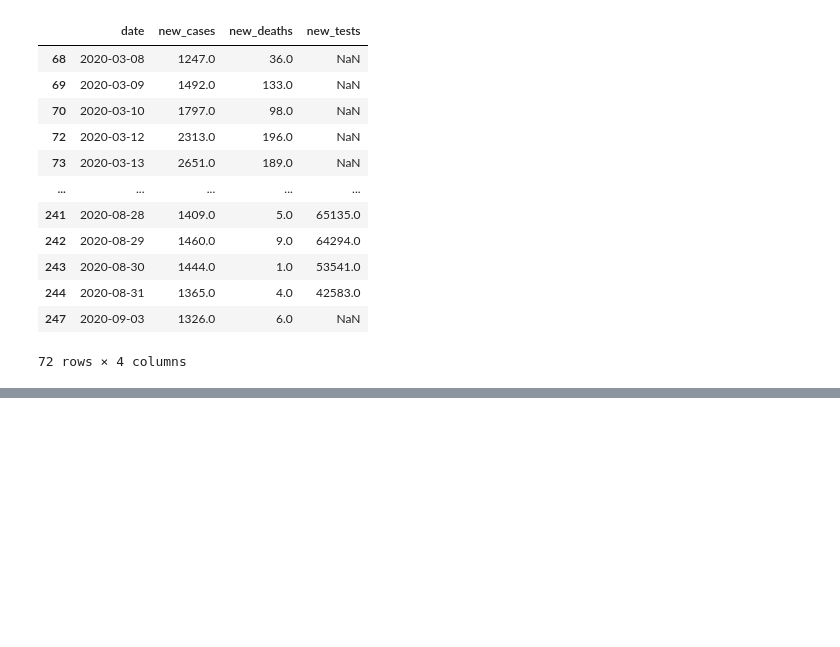
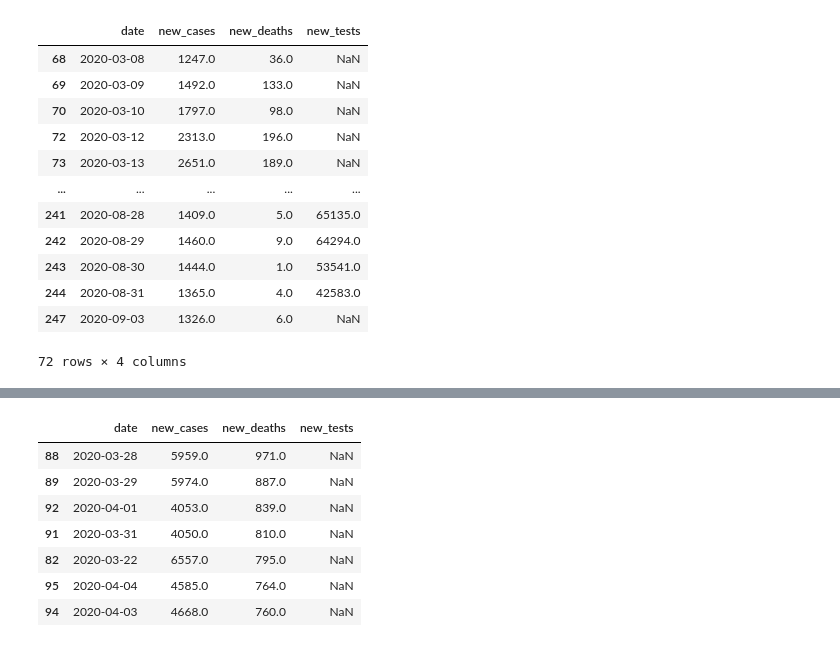
Before and after one commit to jmonti-gh/DataAnalysis_Py, a Jupyter notebook: zerto2pd_jovian/python-pandas-DA_jm.ipynb, the cells around one changed output, grey strips where cells are left out. Drawn from its saved outputs; the diff is of its cells as text; code cells hidden in the pictures; blank space fills up the shorter version.

```diff
--- a/zerto2pd_jovian/python-pandas-DA_jm.ipynb
+++ b/zerto2pd_jovian/python-pandas-DA_jm.ipynb
@@ -220,0 +291,12 @@ covid_df[covid_df.new_cases > 1000]
+# %%
+# ... in higher num of deaths
+covid_df.sort_values('new_deaths', ascending=False).head(7)
+# %% [output]
+|  | date | new_cases | new_deaths | new_tests |
+| 88 | 2020-03-28 | 5959.0 | 971.0 | NaN |
+| 89 | 2020-03-29 | 5974.0 | 887.0 | NaN |
+| 92 | 2020-04-01 | 4053.0 | 839.0 | NaN |
+| 91 | 2020-03-31 | 4050.0 | 810.0 | NaN |
+| 82 | 2020-03-22 | 6557.0 | 795.0 | NaN |
+| 95 | 2020-04-04 | 4585.0 | 764.0 | NaN |
+| 94 | 2020-04-03 | 4668.0 | 760.0 | NaN |
```
Also changed, not shown: parts of 21 cells of this notebook, 2 other files.
